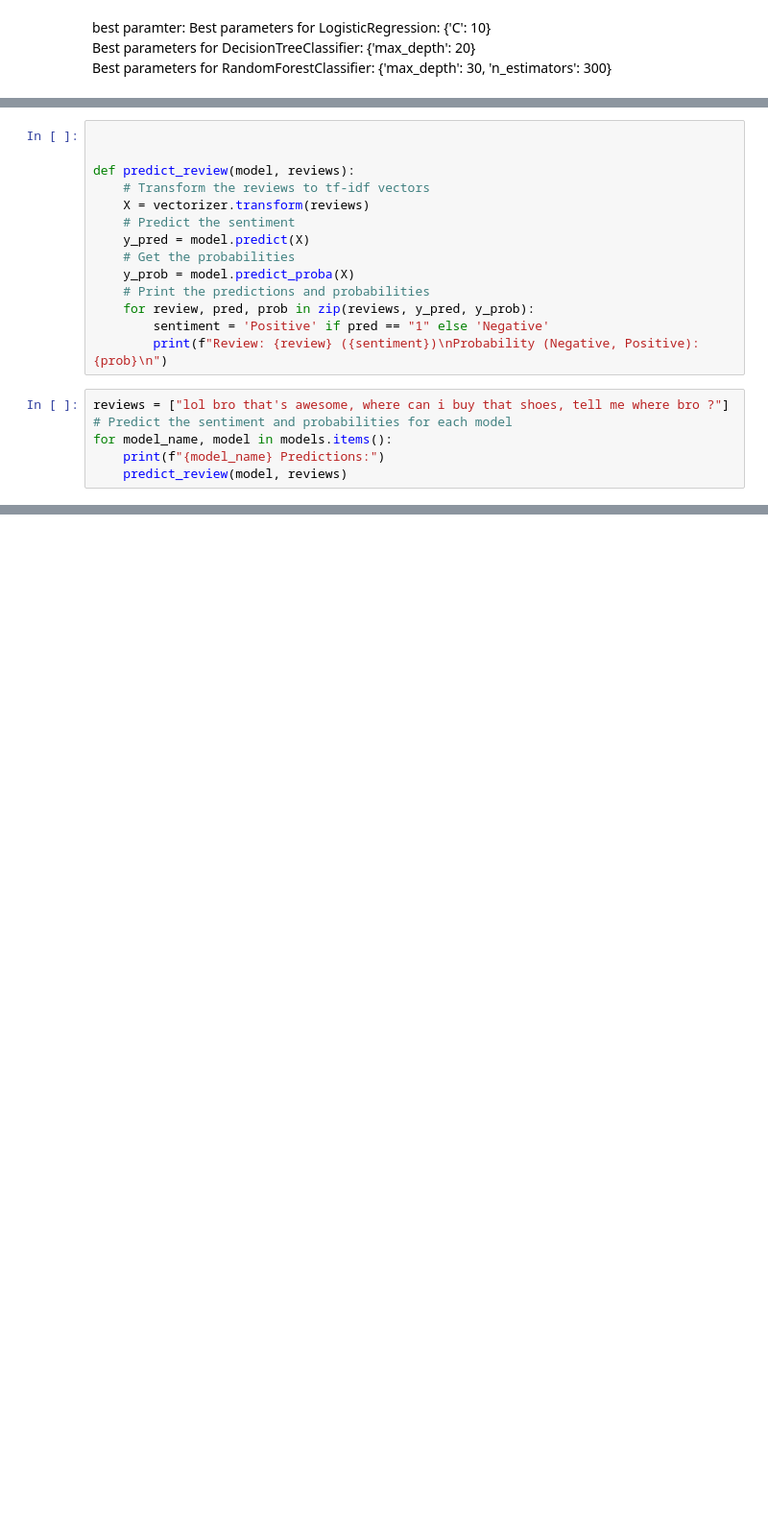
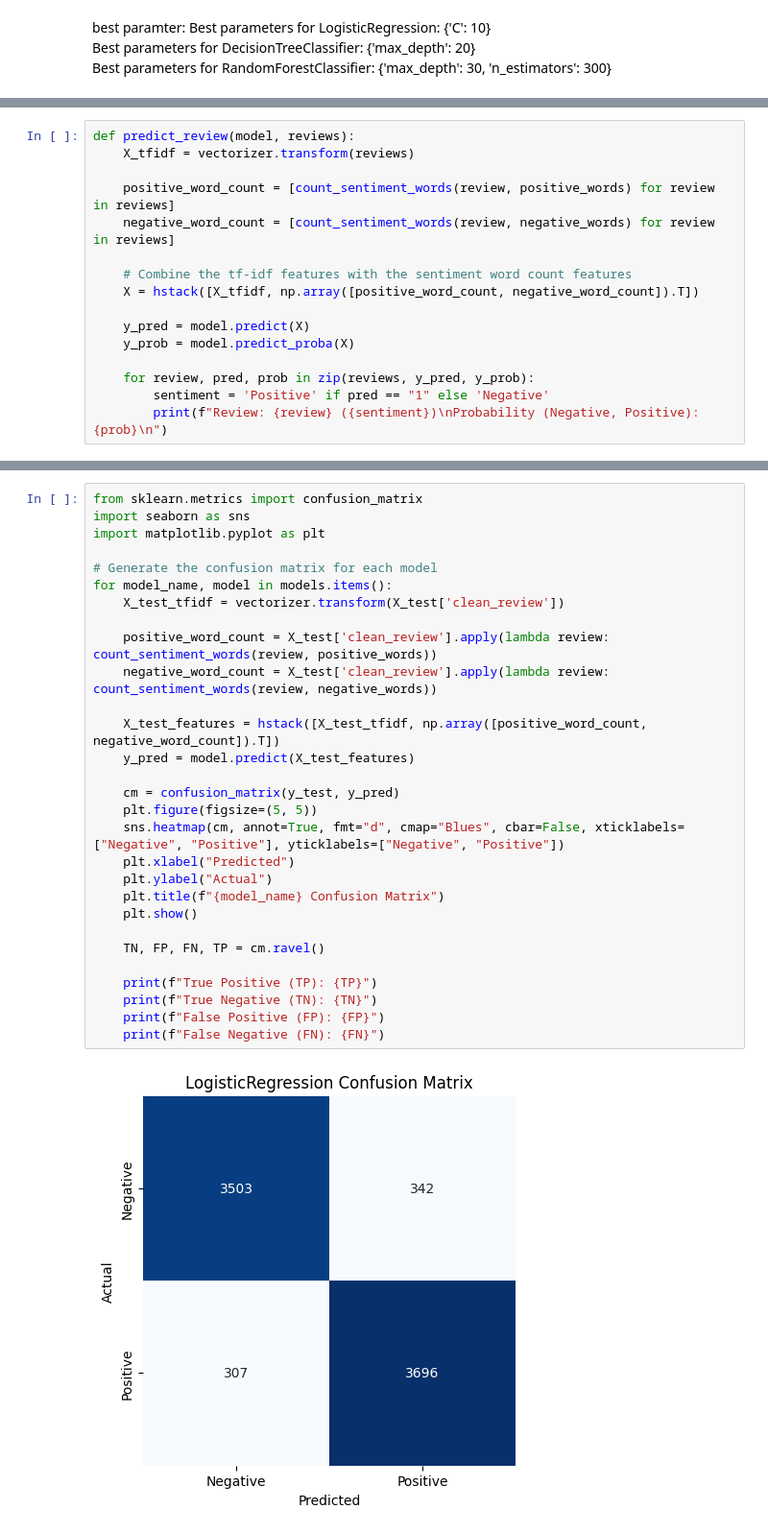
Before and after one commit to T-Thyrak/aifeel, a Jupyter notebook: src/aifeel/model/tf-idf_with_models.ipynb, the cells around one changed output, grey strips where cells are left out. Shown: that part at 96% size. Saved outputs shown, nothing was run; the diff lists cells and outputs as text; blank space fills up the shorter version.

Commit message:
finalized tfidf_model

```diff
--- a/src/aifeel/model/tf-idf_with_models.ipynb
+++ b/src/aifeel/model/tf-idf_with_models.ipynb
@@ -100,20 +160,16 @@ weighted avg       0.90      0.90      0.90      8000
 # %%
+def predict_review(model, reviews):
+    X_tfidf = vectorizer.transform(reviews)
 
+    positive_word_count = [count_sentiment_words(review, positive_words) for review in reviews]
+    negative_word_count = [count_sentiment_words(review, negative_words) for review in reviews]
 
-def predict_review(model, reviews):
-    # Transform the reviews to tf-idf vectors
-    X = vectorizer.transform(reviews)
-    # Predict the sentiment
+    # Combine the tf-idf features with the sentiment word count features
+    X = hstack([X_tfidf, np.array([positive_word_count, negative_word_count]).T])
+
     y_pred = model.predict(X)
-    # Get the probabilities
     y_prob = model.predict_proba(X)
-    # Print the predictions and probabilities
+
     for review, pred, prob in zip(reviews, y_pred, y_prob):
         sentiment = 'Positive' if pred == "1" else 'Negative'
         print(f"Review: {review} ({sentiment})\nProbability (Negative, Positive): {prob}\n")
-# %%
-reviews = ["lol bro that's awesome, where can i buy that shoes, tell me where bro ?"]
-# Predict the sentiment and probabilities for each model
-for model_name, model in models.items():
-    print(f"{model_name} Predictions:")
-    predict_review(model, reviews)
@@ -135,0 +215,31 @@ Probability (Negative, Positive): [0.74515047 0.25484953]
+# %%
+from sklearn.metrics import confusion_matrix
+import seaborn as sns
+import matplotlib.pyplot as plt
+
+# Generate the confusion matrix for each model
+for model_name, model in models.items():
+    X_test_tfidf = vectorizer.transform(X_test['clean_review'])
+
+    positive_word_count = X_test['clean_review'].apply(lambda review: count_sentiment_words(review, positive_words))
+    negative_word_count = X_test['clean_review'].apply(lambda review: count_sentiment_words(review, negative_words))
+
+    X_test_features = hstack([X_test_tfidf, np.array([positive_word_count, negative_word_count]).T])
+    y_pred = model.predict(X_test_features)
+
+    cm = confusion_matrix(y_test, y_pred)
+    plt.figure(figsize=(5, 5))
+    sns.heatmap(cm, annot=True, fmt="d", cmap="Blues", cbar=False, xticklabels=["Negative", "Positive"], yticklabels=["Negative", "Positive"])
+    plt.xlabel("Predicted")
+    plt.ylabel("Actual")
+    plt.title(f"{model_name} Confusion Matrix")
+    plt.show()
+
+    TN, FP, FN, TP = cm.ravel()
+
+    print(f"True Positive (TP): {TP}")
+    print(f"True Negative (TN): {TN}")
+    print(f"False Positive (FP): {FP}")
+    print(f"False Negative (FN): {FN}")
+# %% [output]
+[figure, added]
```
Also changed, not shown: parts of 19 cells of this notebook, 1 other file.
